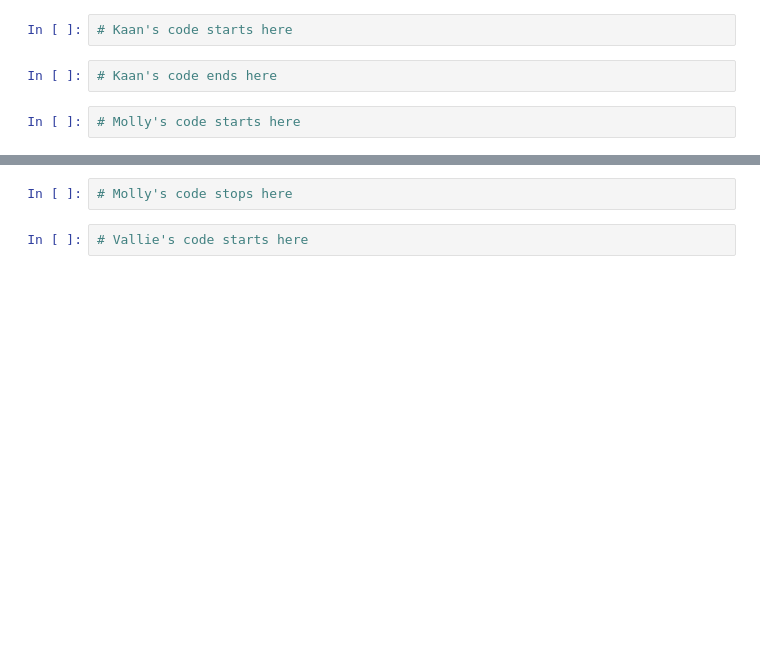
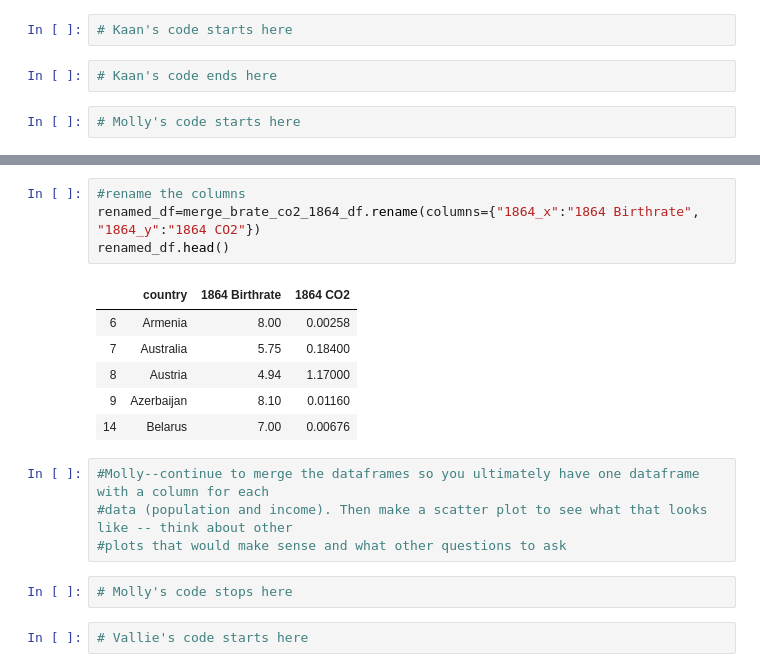
Before and after one commit to VallieTracy/project-one, a Jupyter notebook: Team_Awesome_Project_1.ipynb, the cells around one changed output, grey strips where cells are left out. Drawn from its saved outputs; the diff is of its cells as text; blank space fills up the shorter version.

```diff
--- a/Team_Awesome_Project_1.ipynb
+++ b/Team_Awesome_Project_1.ipynb
@@ -83,3 +117,18 @@ co2_df = co2_df.dropna()
+# %%
+#rename the columns
+renamed_df=merge_brate_co2_1864_df.rename(columns={"1864_x":"1864 Birthrate", "1864_y":"1864 CO2"})
+renamed_df.head()
+# %% [output]
+|  | country | 1864 Birthrate | 1864 CO2 |
+| 6 | Armenia | 8.00 | 0.00258 |
+| 7 | Australia | 5.75 | 0.18400 |
+| 8 | Austria | 4.94 | 1.17000 |
+| 9 | Azerbaijan | 8.10 | 0.01160 |
+| 14 | Belarus | 7.00 | 0.00676 |
+# %%
+#Molly--continue to merge the dataframes so you ultimately have one dataframe with a column for each
+#data (population and income). Then make a scatter plot to see what that looks like -- think about other
+#plots that would make sense and what other questions to ask
 # %%
 # Molly's code stops here
 # %%
```
Also changed, not shown: parts of 3 cells of this notebook.
